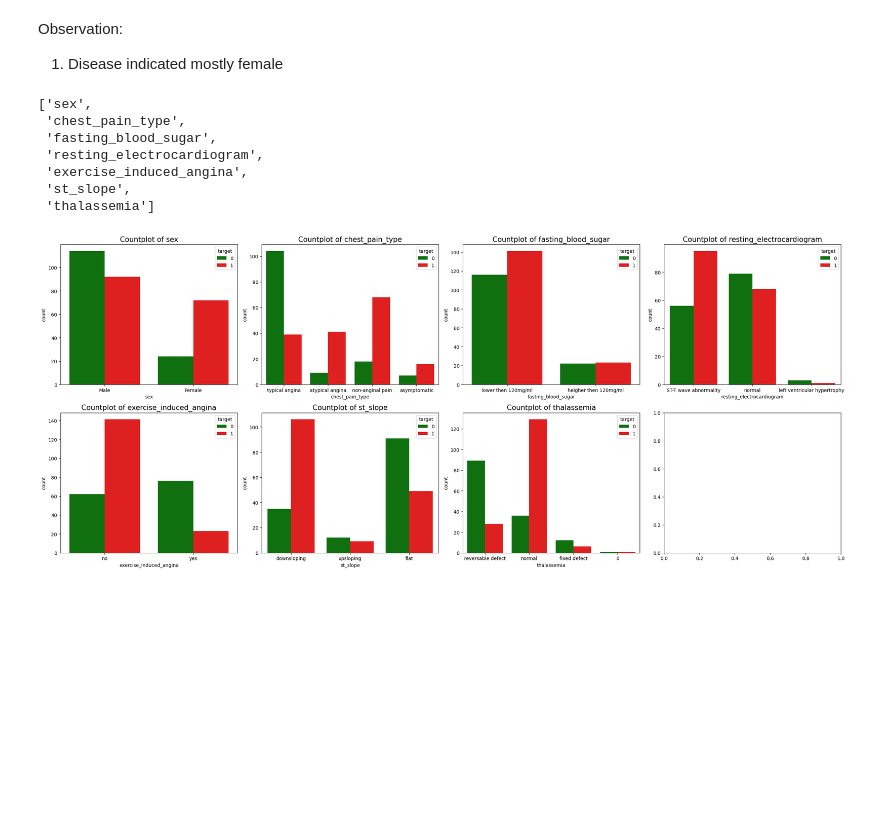
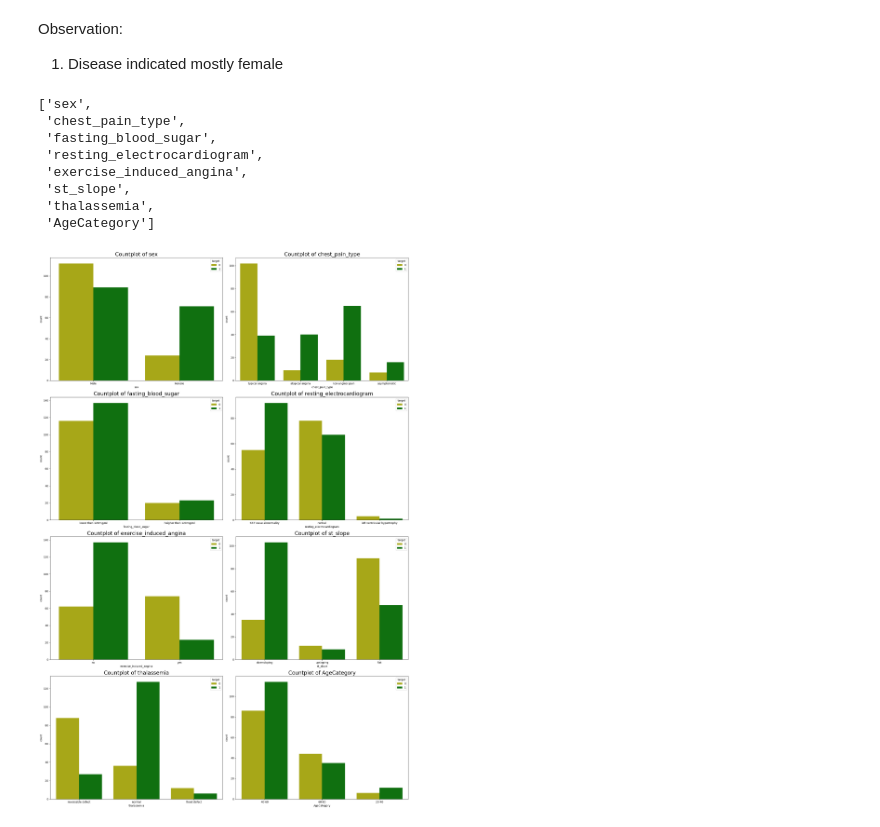
Before and after one commit to UsmanAhamed12/Data-Analyst-Intern-Project, a Jupyter notebook: HEART DISEASE PROJECT/Notebooks/_EDA_.ipynb, the cells around one changed output. Drawn from its saved outputs; the diff is of its cells as text; code cells hidden in the pictures; blank space fills up the shorter version.

```diff
--- a/HEART DISEASE PROJECT/Notebooks/_EDA_.ipynb
+++ b/HEART DISEASE PROJECT/Notebooks/_EDA_.ipynb
@@ -32,4 +32 @@ Data.describe().T
-# %%
-# Create age group feature
-Data['AgeGroup'] = pd.cut(Data['age'], bins=[20, 40, 60, 80], labels=['20-40', '40-60', '60-80'])
 # %%
@@ -81,25 +83,26 @@ cat_features
  'resting_electrocardiogram',
  'exercise_induced_angina',
  'st_slope',
- 'thalassemia']
+ 'thalassemia',
+ 'AgeCategory']
 # %%
 # Create a 2x4 grid for the subplots
-fig, axes = plt.subplots(2, 4, figsize=(24, 10))  # Adjust figure size
+fig, axes = plt.subplots(4, 2, figsize=(20, 30))  # Adjust figure size
 
 # Flatten the axes array to easily iterate
 axes = axes.flatten()
 
 # Loop through each feature and corresponding subplot axis
 for i, feature in enumerate(cat_features):
-    sns.countplot(x=feature, hue='target', data=Data, ax=axes[i],  palette=['g','r'])
-    axes[i].set_title(f'Countplot of {feature}', fontsize = 15)  # Optional: Add titles
+    sns.countplot(x=feature, hue='target', data=Data, ax=axes[i],  palette=['y','g'])
+    axes[i].set_title(f'Countplot of {feature}', fontsize = 20)  # Optional: Add titles
 
 
 # Adjust layout to prevent overlap
 plt.tight_layout()
 plt.show()
 # %% [output]
-[figure, old version]
+[figure, new version]
 # %%
 # Generate correlation matrix
 corr = Data.corr()
```
Also changed, not shown: parts of 5 cells of this notebook, 7 other files.
